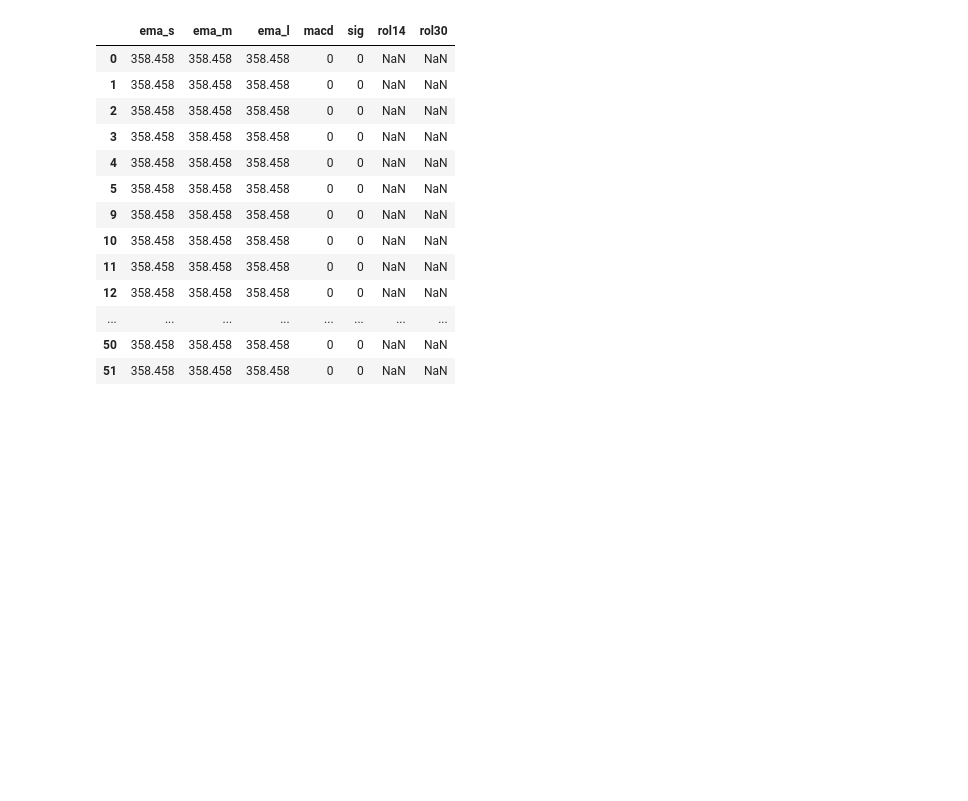
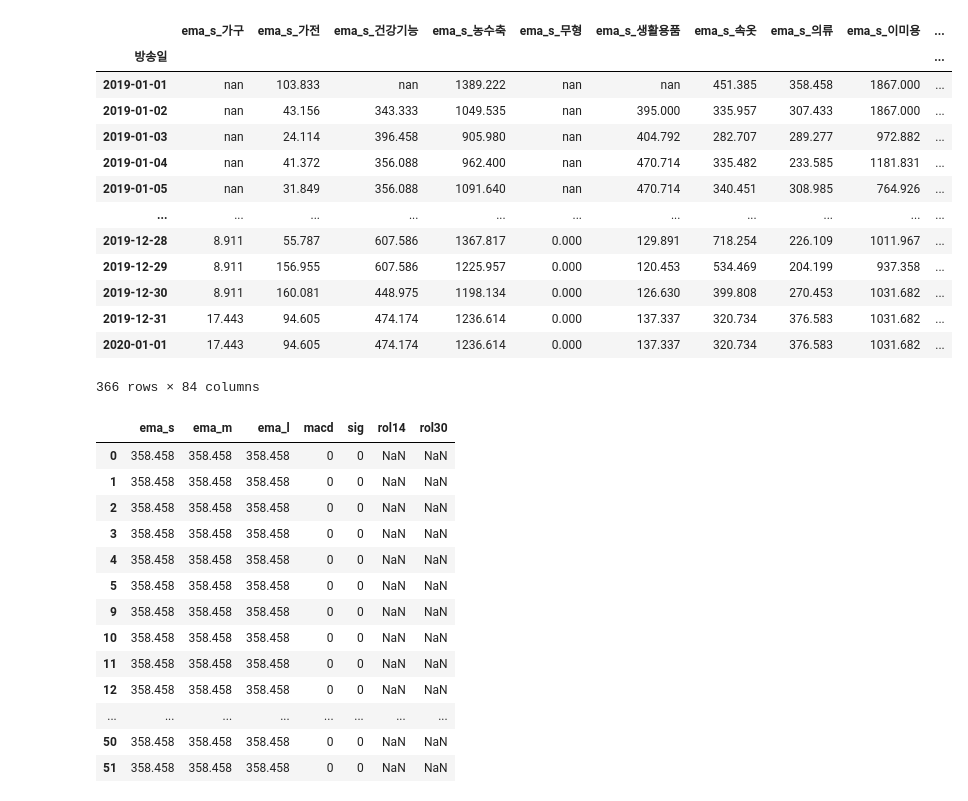
Before and after one commit to cryingjin/Shopping_GG, a Jupyter notebook: 2. FE/0910_TimeSeries_JS.ipynb, the cells around one changed output. Saved outputs shown, nothing was run; the diff lists cells and outputs as text; code cells hidden in the pictures; blank space fills up the shorter version.

```diff
--- a/2. FE/0910_TimeSeries_JS.ipynb
+++ b/2. FE/0910_TimeSeries_JS.ipynb
@@ -44,6 +44,23 @@ for tb, column in zip([ema_s, ema_m, ema_l, macd, sig, rol14, rol30], ['ema_s',
     tb.columns = new_columns
 # %%
 timeS = pd.concat([ema_s, ema_m, ema_l, macd, sig, rol14, rol30], axis = 1)
+# %%
+timeS
+# %% [output]
+|  | ema_s_가구 | ema_s_가전 | ema_s_건강기능 | ema_s_농수축 | ema_s_무형 | ema_s_생활용품 | ema_s_속옷 | ema_s_의류 | ema_s_이미용 | ... |
+| 방송일 |  |  |  |  |  |  |  |  |  | ... |
+| 2019-01-01 | nan | 103.833 | nan | 1389.222 | nan | nan | 451.385 | 358.458 | 1867.000 | ... |
+| 2019-01-02 | nan | 43.156 | 343.333 | 1049.535 | nan | 395.000 | 335.957 | 307.433 | 1867.000 | ... |
+| 2019-01-03 | nan | 24.114 | 396.458 | 905.980 | nan | 404.792 | 282.707 | 289.277 | 972.882 | ... |
+| 2019-01-04 | nan | 41.372 | 356.088 | 962.400 | nan | 470.714 | 335.482 | 233.585 | 1181.831 | ... |
+| 2019-01-05 | nan | 31.849 | 356.088 | 1091.640 | nan | 470.714 | 340.451 | 308.985 | 764.926 | ... |
+| ... | ... | ... | ... | ... | ... | ... | ... | ... | ... | ... |
+| 2019-12-28 | 8.911 | 55.787 | 607.586 | 1367.817 | 0.000 | 129.891 | 718.254 | 226.109 | 1011.967 | ... |
+| 2019-12-29 | 8.911 | 156.955 | 607.586 | 1225.957 | 0.000 | 120.453 | 534.469 | 204.199 | 937.358 | ... |
+| 2019-12-30 | 8.911 | 160.081 | 448.975 | 1198.134 | 0.000 | 126.630 | 399.808 | 270.453 | 1031.682 | ... |
+| 2019-12-31 | 17.443 | 94.605 | 474.174 | 1236.614 | 0.000 | 137.337 | 320.734 | 376.583 | 1031.682 | ... |
+| 2020-01-01 | 17.443 | 94.605 | 474.174 | 1236.614 | 0.000 | 137.337 | 320.734 | 376.583 | 1031.682 | ... |
+366 rows × 84 columns
 # %%
 timeS = timeS.drop(timeS.columns[timeS.columns.str.contains('무형')], axis = 1)
 # %%
```
Also changed, not shown: 7 other files.
